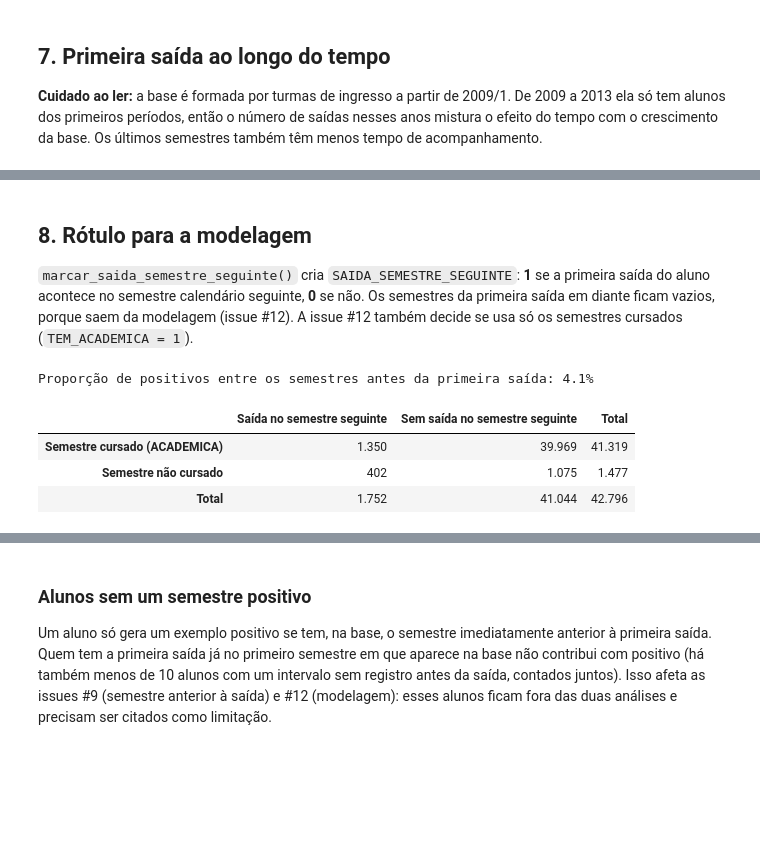
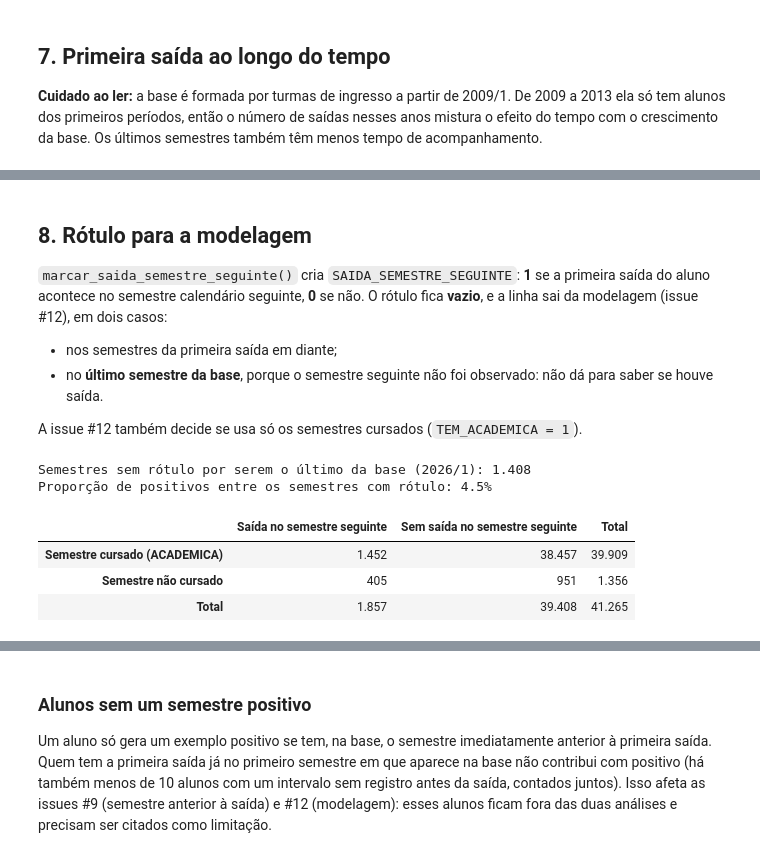
Before and after one commit to Karolina-Oliveira/Projeto_C318, a Jupyter notebook: notebooks/03_evento_saida.ipynb, the cells around one changed output, grey strips where cells are left out. Cells and saved outputs as stored; diff of their text form; code cells hidden in the pictures; blank space fills up the shorter version.

```diff
--- a/notebooks/03_evento_saida.ipynb
+++ b/notebooks/03_evento_saida.ipynb
@@ -162,12 +168,25 @@ Quando o aluno troca de curso ou migra de currículo, o vínculo antigo pode rec
 # %%
 com_evento = aluno_semestre["EVENTO_SAIDA_BRUTO"] == 1
-troca_registrada = aluno_semestre[["TEVEMUDANCACURSO", "TEVEMIGRACAOCURRICULO"]].max(axis=1) == 1
+com_troca = com_evento & (aluno_semestre["TROCA_NO_SEMESTRE"] == 1)
+por_troca = aluno_semestre["SAIDA_POR_TROCA"] == 1
+ultimo_semestre = aluno_semestre["ANOSEMESTRE_ORD"].max()
+no_ultimo = aluno_semestre["ANOSEMESTRE_ORD"] == ultimo_semestre
+
+# Entre as saídas por troca, quantas têm reingresso em semestre posterior
+# (possível saída de verdade seguida de volta, que a regra não separa).
+ultimo_reingresso = (
+    aluno_semestre.loc[aluno_semestre["TEVEREINGRESSO"] == 1].groupby("HANDLEALUNO")["ANOSEMESTRE_ORD"].max()
+)
+reingresso_depois = aluno_semestre["HANDLEALUNO"].map(ultimo_reingresso) > aluno_semestre["ANOSEMESTRE_ORD"]
 
 trocas = pd.Series(
     {
         "Aluno-semestres com alguma linha de saída": int(com_evento.sum()),
-        "  … com mudança de curso ou migração no semestre": int((com_evento & troca_registrada).sum()),
-        "  … saídas por troca (total, pela regra)": int(aluno_semestre["SAIDA_POR_TROCA"].sum()),
+        "  … com troca no semestre": int(com_troca.sum()),
+        "      … e o aluno cursa depois (saída por troca, não conta)": int((por_troca & ~no_ultimo).sum()),
+        "      … no último semestre da base (saída por troca, continuidade assumida)": int((por_troca & no_ultimo).sum()),
+        "      … e o aluno não cursa mais nenhum semestre (conta como saída)": int((com_troca & ~por_troca).sum()),
+        "Saídas por troca com reingresso em semestre posterior": int((por_troca & reingresso_depois).sum()),
         "Aluno-semestres com evento de saída": int(aluno_semestre["EVENTO_SAIDA"].sum()),
     },
     name="aluno-semestres",
@@ -305,21 +327,31 @@ por_semestre.set_index("PRIMEIRA_SAIDA")[["alunos"]].T
 # %% [markdown]
 ## 8. Rótulo para a modelagem
 
-`marcar_saida_semestre_seguinte()` cria `SAIDA_SEMESTRE_SEGUINTE`: **1** se a primeira saída do aluno acontece no semestre calendário seguinte, **0** se não. Os semestres da primeira saída em diante ficam vazios, porque saem da modelagem (issue #12). A issue #12 também decide se usa só os semestres cursados (`TEM_ACADEMICA = 1`).
+`marcar_saida_semestre_seguinte()` cria `SAIDA_SEMESTRE_SEGUINTE`: **1** se a primeira saída do aluno acontece no semestre calendário seguinte, **0** se não. O rótulo fica **vazio**, e a linha sai da modelagem (issue #12), em dois casos:
+
+- nos semestres da primeira saída em diante;
+- no **último semestre da base**, porque o semestre seguinte não foi observado: não dá para saber se houve saída.
+
+A issue #12 também decide se usa só os semestres cursados (`TEM_ACADEMICA = 1`).
 # %%
 antes = aluno_semestre.loc[aluno_semestre["ANTES_PRIMEIRA_SAIDA"] == 1]
+rotulados = antes.loc[antes["SAIDA_SEMESTRE_SEGUINTE"].notna()]
+sem_rotulo_ultimo = int((antes["ANOSEMESTRE_ORD"] == ultimo_semestre).sum())
 rotulo = pd.crosstab(
-    antes["TEM_ACADEMICA"].map({1: "Semestre cursado (ACADEMICA)", 0: "Semestre não cursado"}),
-    antes["SAIDA_SEMESTRE_SEGUINTE"].map({1: "Saída no semestre seguinte", 0: "Sem saída no semestre seguinte"}),
+    rotulados["TEM_ACADEMICA"].map({1: "Semestre cursado (ACADEMICA)", 0: "Semestre não cursado"}),
+    rotulados["SAIDA_SEMESTRE_SEGUINTE"].map({1: "Saída no semestre seguinte", 0: "Sem saída no semestre seguinte"}),
     margins=True, margins_name="Total",
 )
 rotulo.index.name = rotulo.columns.name = None
-positivos = antes["SAIDA_SEMESTRE_SEGUINTE"].mean() * 100
-print(f"Proporção de positivos entre os semestres antes da primeira saída: {positivos:.1f}%")
+positivos = rotulados["SAIDA_SEMESTRE_SEGUINTE"].astype(float).mean() * 100
+ultimo_nome = aluno_semestre.loc[no_ultimo, "ANOSEMESTRE"].iloc[0]
+print(f"Semestres sem rótulo por serem o último da base ({ultimo_nome}): {sem_rotulo_ultimo:,}".replace(",", "."))
+print(f"Proporção de positivos entre os semestres com rótulo: {positivos:.1f}%")
 ocultar_contagens_pequenas(rotulo)
 # %% [output]
-Proporção de positivos entre os semestres antes da primeira saída: 4.1%
+Semestres sem rótulo por serem o último da base (2026/1): 1.408
+Proporção de positivos entre os semestres com rótulo: 4.5%
 |  | Saída no semestre seguinte | Sem saída no semestre seguinte | Total |
-| Semestre cursado (ACADEMICA) | 1.350 | 39.969 | 41.319 |
-| Semestre não cursado | 402 | 1.075 | 1.477 |
-| Total | 1.752 | 41.044 | 42.796 |
+| Semestre cursado (ACADEMICA) | 1.452 | 38.457 | 39.909 |
+| Semestre não cursado | 405 | 951 | 1.356 |
+| Total | 1.857 | 39.408 | 41.265 |
```
Also changed, not shown: parts of 12 cells of this notebook, 3 other files.
